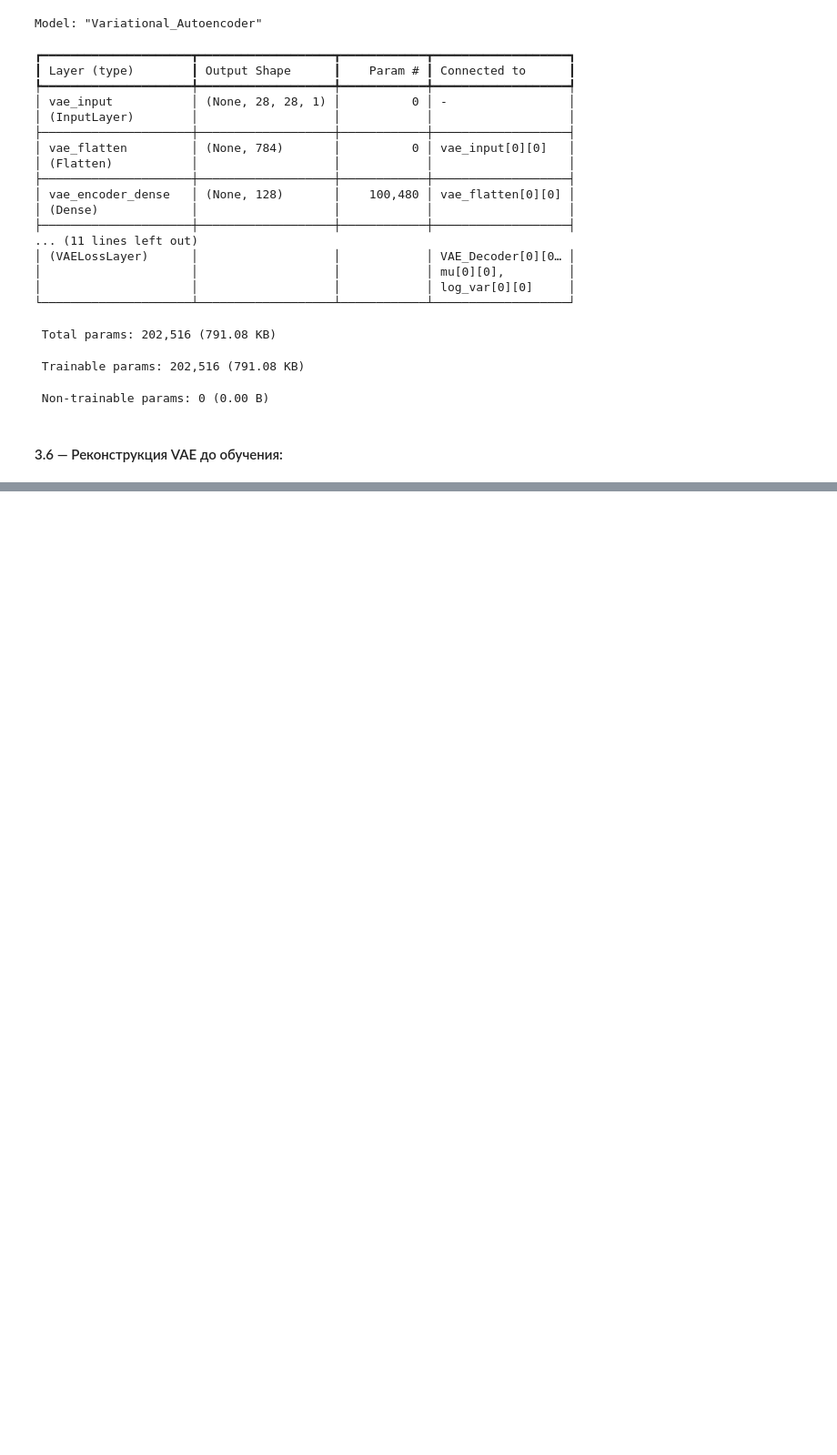
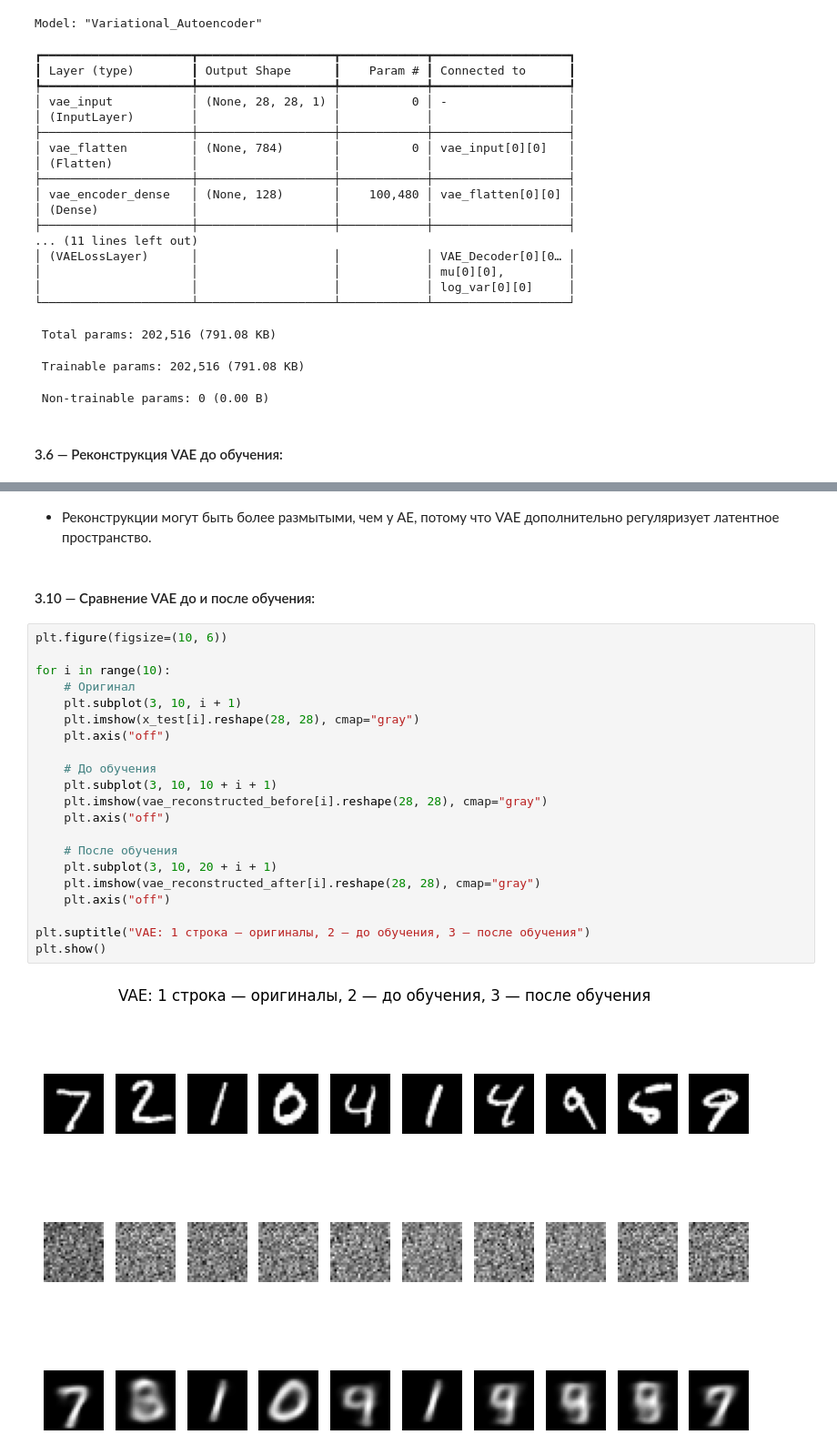
Before and after one commit to tarasovEgor/DeepLearningKurs, a Jupyter notebook: src/lab_4/VAE_lab_4.ipynb, the cells around one changed output, grey strips where cells are left out. Shown at 91% size. Saved outputs shown, nothing was run; the diff lists cells and outputs as text; blank space fills up the shorter version.

```diff
--- a/src/lab_4/VAE_lab_4.ipynb
+++ b/src/lab_4/VAE_lab_4.ipynb
@@ -600,0 +691,27 @@ Model: "Variational_Autoencoder"
+# %% [markdown]
+- Реконструкции могут быть более размытыми, чем у AE, потому что VAE дополнительно регуляризует латентное пространство.
+# %% [markdown]
+#### 3.10 — Сравнение VAE до и после обучения:
+# %%
+plt.figure(figsize=(10, 6))
+
+for i in range(10):
+    # Оригинал
+    plt.subplot(3, 10, i + 1)
+    plt.imshow(x_test[i].reshape(28, 28), cmap="gray")
+    plt.axis("off")
+
+    # До обучения
+    plt.subplot(3, 10, 10 + i + 1)
+    plt.imshow(vae_reconstructed_before[i].reshape(28, 28), cmap="gray")
+    plt.axis("off")
+
+    # После обучения
+    plt.subplot(3, 10, 20 + i + 1)
+    plt.imshow(vae_reconstructed_after[i].reshape(28, 28), cmap="gray")
+    plt.axis("off")
+
+plt.suptitle("VAE: 1 строка — оригиналы, 2 — до обучения, 3 — после обучения")
+plt.show()
+# %% [output]
+[figure, added]
```
Also changed, not shown: parts of 10 cells of this notebook.
